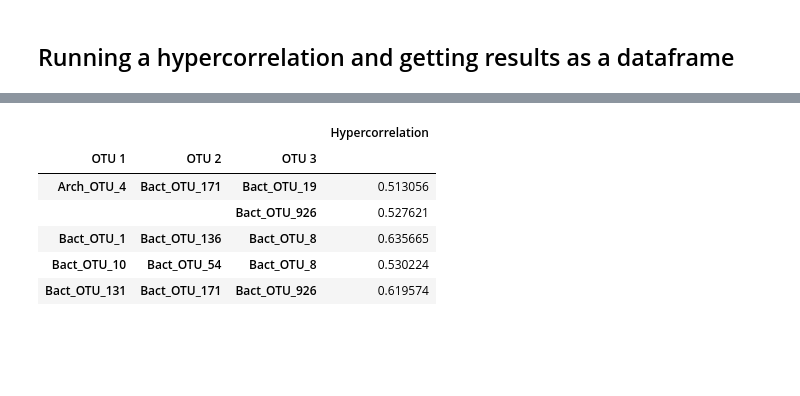
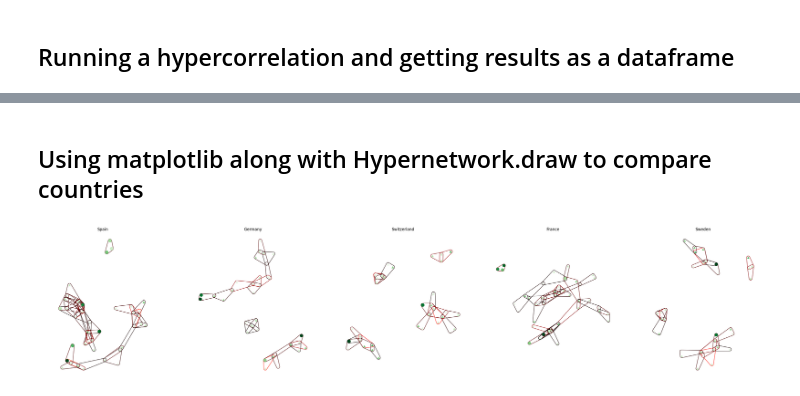
Before and after one commit to nsalmon3/microbial-hypergraphs, a Jupyter notebook: example_usage.ipynb, the cells around one changed output, grey strips where cells are left out. Drawn from its saved outputs; the diff is of its cells as text; code cells hidden in the pictures; blank space fills up the shorter version.

Commit message:
Some updates to visualization

```diff
--- a/example_usage.ipynb
+++ b/example_usage.ipynb
@@ -51,11 +56,0 @@ df = mh.hypercorrelate(
-# %%
-# View the top results
-df.head()
-# %% [output]
-|  |  |  | Hypercorrelation |
-| OTU 1 | OTU 2 | OTU 3 |  |
-| Arch_OTU_4 | Bact_OTU_171 | Bact_OTU_19 | 0.513056 |
-|  |  | Bact_OTU_926 | 0.527621 |
-| Bact_OTU_1 | Bact_OTU_136 | Bact_OTU_8 | 0.635665 |
-| Bact_OTU_10 | Bact_OTU_54 | Bact_OTU_8 | 0.530224 |
-| Bact_OTU_131 | Bact_OTU_171 | Bact_OTU_926 | 0.619574 |
@@ -61,0 +69,27 @@ df.head()
+# %% [markdown]
+## Using matplotlib along with Hypernetwork.draw to compare countries
+# %%
+import matplotlib.pyplot as plt
+from matplotlib import colormaps as cm
+
+import microbial_hypergraphs as mh
+
+fig, ax = plt.subplots(nrows=1,ncols=5, figsize=(40, 8))
+
+for i, country in enumerate(["Spain", "Germany", "Switzerland", "France", "Sweden"]):
+    h = mh.get_hypernetwork(
+        population_name="PresentInAllSamples_" + country,
+        correlation_name="Pearson",
+        hypercorrelation_name="Minimal",
+        max_group_size=4,
+        threshold=0.6
+    )
+    h.draw(
+        reduced=True,
+        minimum_group_size=3,
+        edge_color_map=cm['hot'],
+        ax=ax[i]
+    )
+    ax[i].set_title(country)
+# %% [output]
+[figure, added]
```
Also changed, not shown: parts of 5 cells of this notebook, 9 other files.
